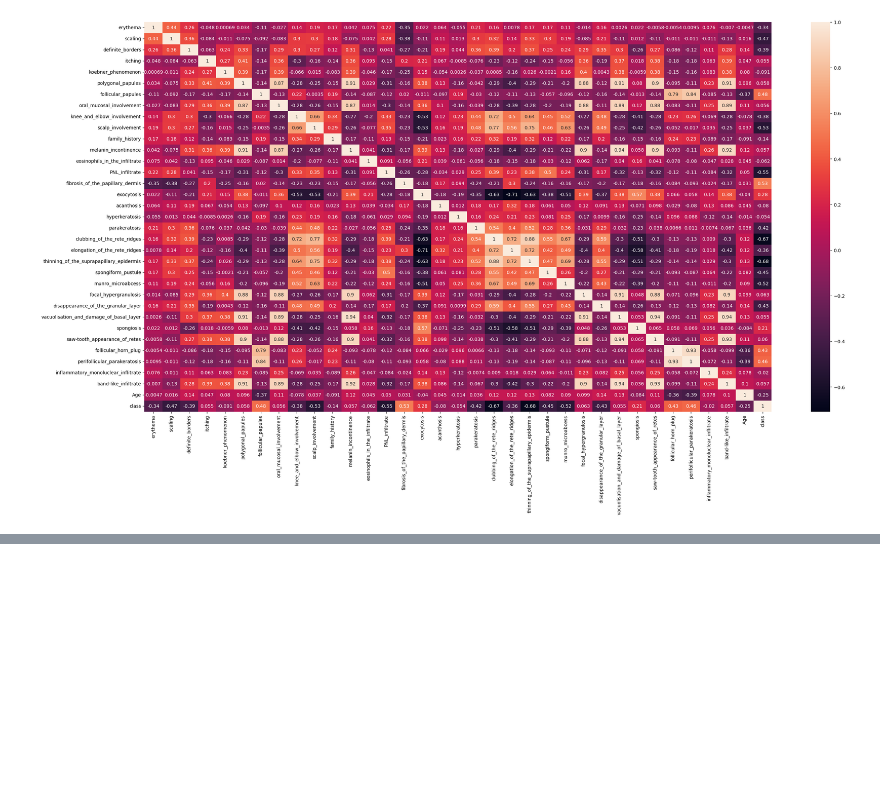
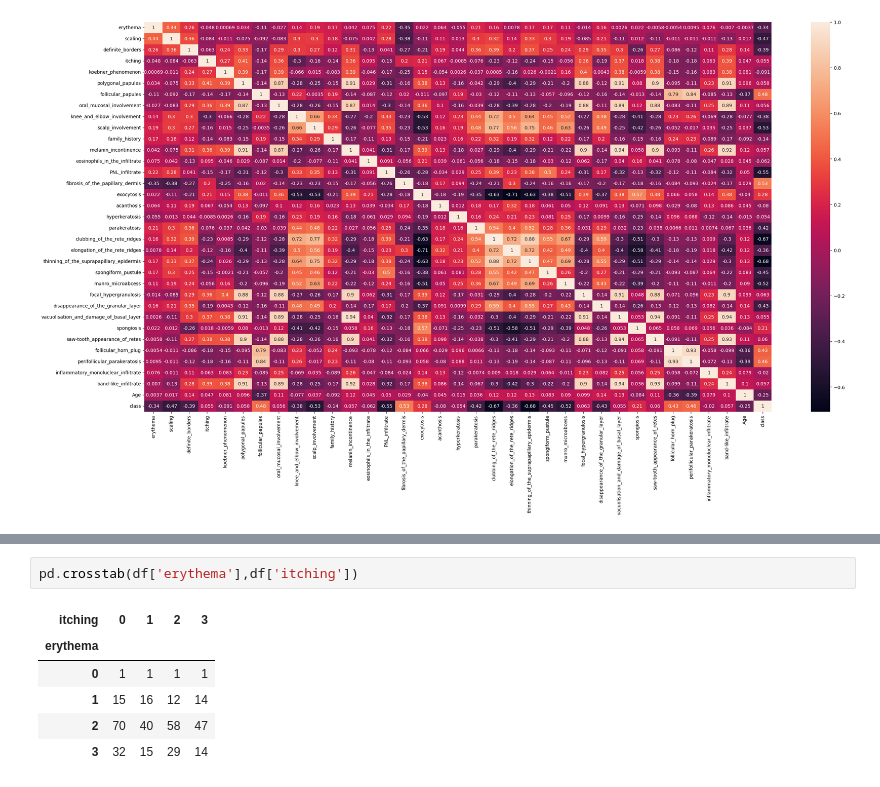
Before and after one commit to NuneShashank/Skin_Disorder, a Jupyter notebook: code.ipynb, the cells around one changed output, grey strips where cells are left out. Drawn from its saved outputs; the diff is of its cells as text; blank space fills up the shorter version.

```diff
--- a/code.ipynb
+++ b/code.ipynb
@@ -502,0 +572,9 @@ sns.heatmap(df.corr(),annot=True)
+# %%
+pd.crosstab(df['erythema'],df['itching'])
+# %% [output]
+| itching | 0 | 1 | 2 | 3 |
+| erythema |  |  |  |  |
+| 0 | 1 | 1 | 1 | 1 |
+| 1 | 15 | 16 | 12 | 14 |
+| 2 | 70 | 40 | 58 | 47 |
+| 3 | 32 | 15 | 29 | 14 |
```
Also changed, not shown: parts of 15 cells of this notebook.
